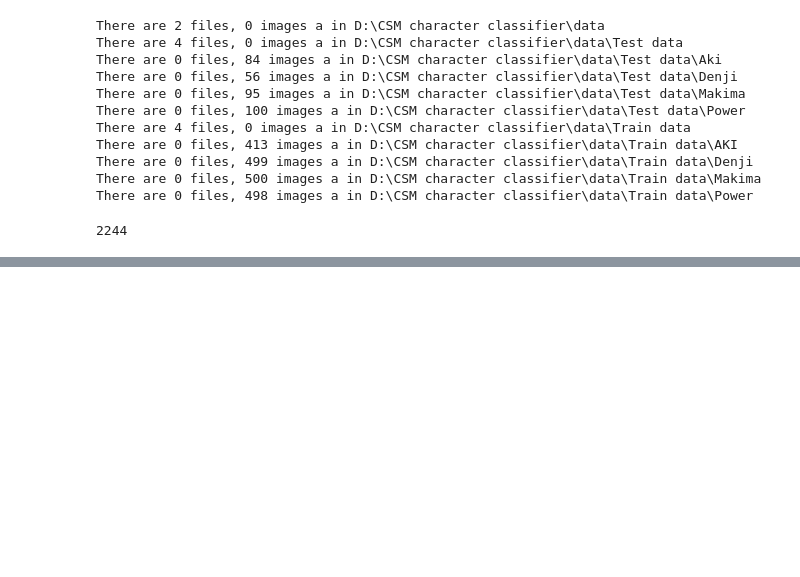
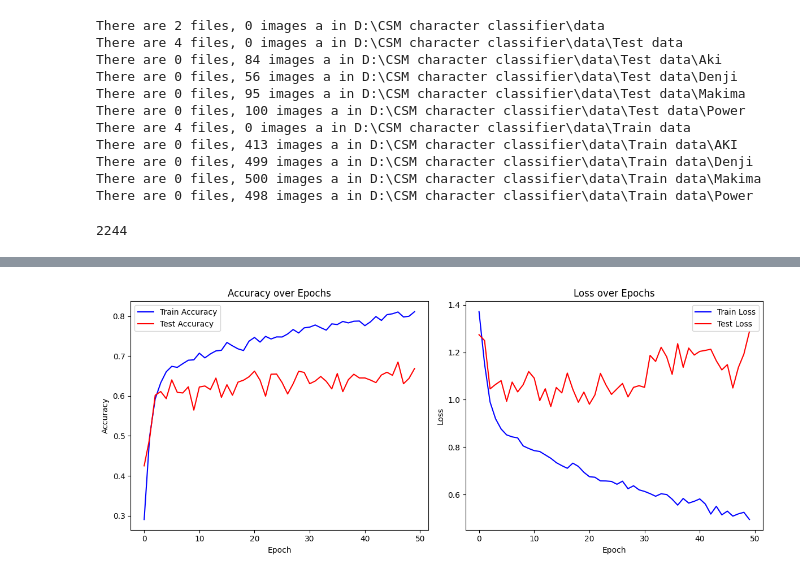
Before and after one commit to iftekharJ3lly/CSM-classifier, a Jupyter notebook: code.ipynb, the cells around one changed output, grey strips where cells are left out. Drawn from its saved outputs; the diff is of its cells as text; code cells hidden in the pictures; blank space fills up the shorter version.

```diff
--- a/code.ipynb
+++ b/code.ipynb
@@ -156,10 +140,12 @@ def trainingloop(model: torch.nn.Module, dataloader: torch.utils.data.DataLoader
         optimize.step()
     trainloss /= len(dataloader)
     accuracy /= len(dataloader)
-    print(f"Trainning loss= {trainloss} | Test Accuracy = {accuracy}")
+    print(f"Trainning loss= {trainloss} | Train Accuracy = {accuracy}")
+    return trainloss, accuracy
 # %%
 def testingloop(model: torch.nn.Module, dataloader: torch.utils.data.dataloader, loss_func: nn.modules.loss._Loss, device: torch.device= device):
     model.eval()
+
     testloss = 0
     accuracy = 0
     from sklearn.metrics import accuracy_score
@@ -175,11 +161,18 @@ def testingloop(model: torch.nn.Module, dataloader: torch.utils.data.dataloader,
         testloss /= len(dataloader)
         accuracy /= len(dataloader)
         print(f"Test loss= {testloss} | Test Accuracy = {accuracy}")
+        return testloss, accuracy
 # %%
-epochs = 3
+epochs = 50
 
+trainloss, testloss, trainacc, testacc = [], [], [], []
 for epoch in tqdm(range(epochs)):
-    print("_______________________\nEpoch: {epoch}\n______________________________________")
-    trainingloop(model0, train_loader, loss_fn,optimizer, device)
-    testingloop(model0, test_loader, loss_fn, device)
+
+    print(f"______________________________________\nEpoch: {epoch+1}\n______________________________________")
+    a, b = trainingloop(model0, train_loader, loss_fn,optimizer, device)
+    c, d = testingloop(model0, test_loader, loss_fn, device)
+    trainloss.append(a)
+    trainacc.append(b)
+    testloss.append(c)
+    testacc.append(d)
 # %% [output]
@@ -200,0 +211,25 @@ Test loss= 0.9735909646207636 | Test Accuracy = 0.6166666666666667
+# %%
+plt.figure(figsize=(12, 5))
+
+# Plot Accuracy
+plt.subplot(1, 2, 1)
+plt.plot(trainacc, label='Train Accuracy', c='b')
+plt.plot(testacc, label='Test Accuracy', c='r')
+plt.title("Accuracy over Epochs")
+plt.xlabel("Epoch")
+plt.ylabel("Accuracy")
+plt.legend()
+
+# Plot Loss
+plt.subplot(1, 2, 2)
+plt.plot(trainloss, label='Train Loss', c='b')
+plt.plot(testloss, label='Test Loss', c='r')
+plt.title("Loss over Epochs")
+plt.xlabel("Epoch")
+plt.ylabel("Loss")
+plt.legend()
+
+plt.tight_layout()
+plt.show()
+# %% [output]
+[figure, added]
```
Also changed, not shown: parts of 7 cells of this notebook, 2 other files.
